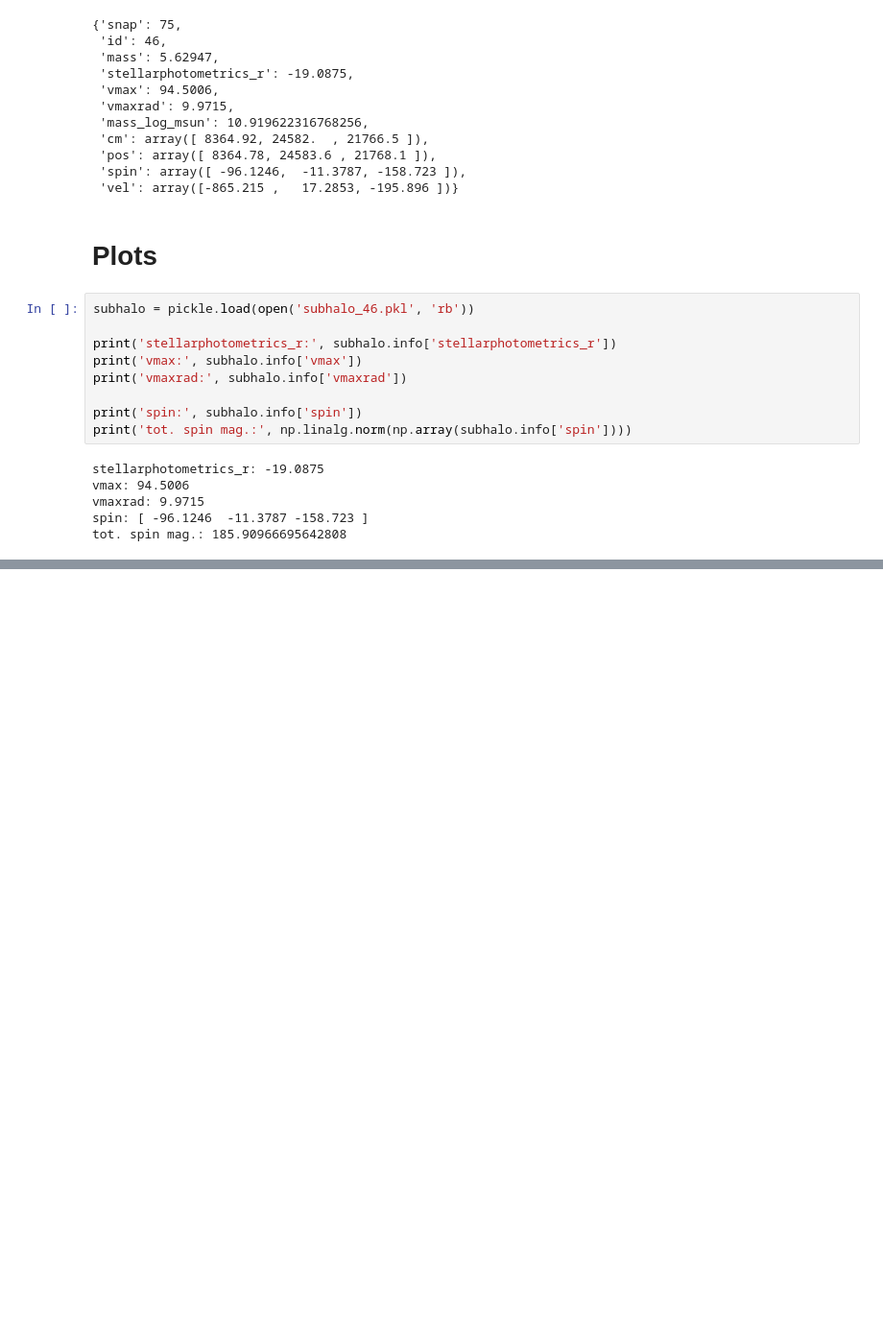
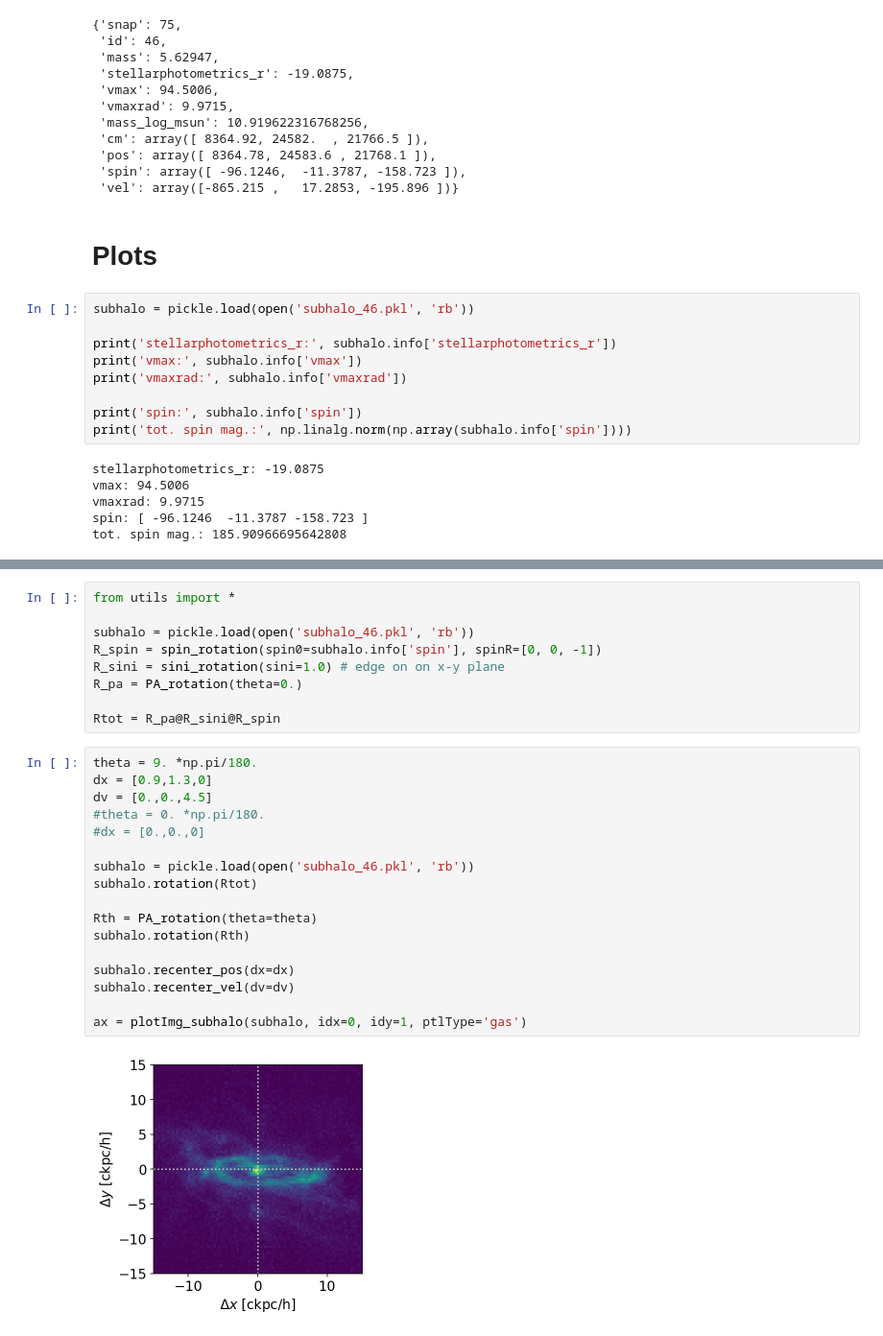
Before and after one commit to msmithUA/TNGcube, a Jupyter notebook: notebooks/[demo] queryTNG.ipynb, the cells around one changed output, grey strips where cells are left out. Shown at 96% size. Drawn from its saved outputs; the diff is of its cells as text; blank space fills up the shorter version.

```diff
--- a/notebooks/[demo] queryTNG.ipynb
+++ b/notebooks/[demo] queryTNG.ipynb
@@ -206,0 +222,28 @@ plt.savefig('spec.pdf',bbox_inches='tight')
+# %%
+from utils import *
+
+subhalo = pickle.load(open('subhalo_46.pkl', 'rb'))
+R_spin = spin_rotation(spin0=subhalo.info['spin'], spinR=[0, 0, -1])
+R_sini = sini_rotation(sini=1.0) # edge on on x-y plane
+R_pa = PA_rotation(theta=0.)
+
+Rtot = R_pa@R_sini@R_spin
+# %%
+theta = 9. *np.pi/180.
+dx = [0.9,1.3,0]
+dv = [0.,0.,4.5]
+#theta = 0. *np.pi/180.
+#dx = [0.,0.,0]
+
+subhalo = pickle.load(open('subhalo_46.pkl', 'rb'))
+subhalo.rotation(Rtot)
+
+Rth = PA_rotation(theta=theta)
+subhalo.rotation(Rth)
+
+subhalo.recenter_pos(dx=dx)
+subhalo.recenter_vel(dv=dv)
+
+ax = plotImg_subhalo(subhalo, idx=0, idy=1, ptlType='gas')
+# %% [output]
+[figure, added]
```
Also changed, not shown: parts of 8 cells of this notebook, 4 other files.
